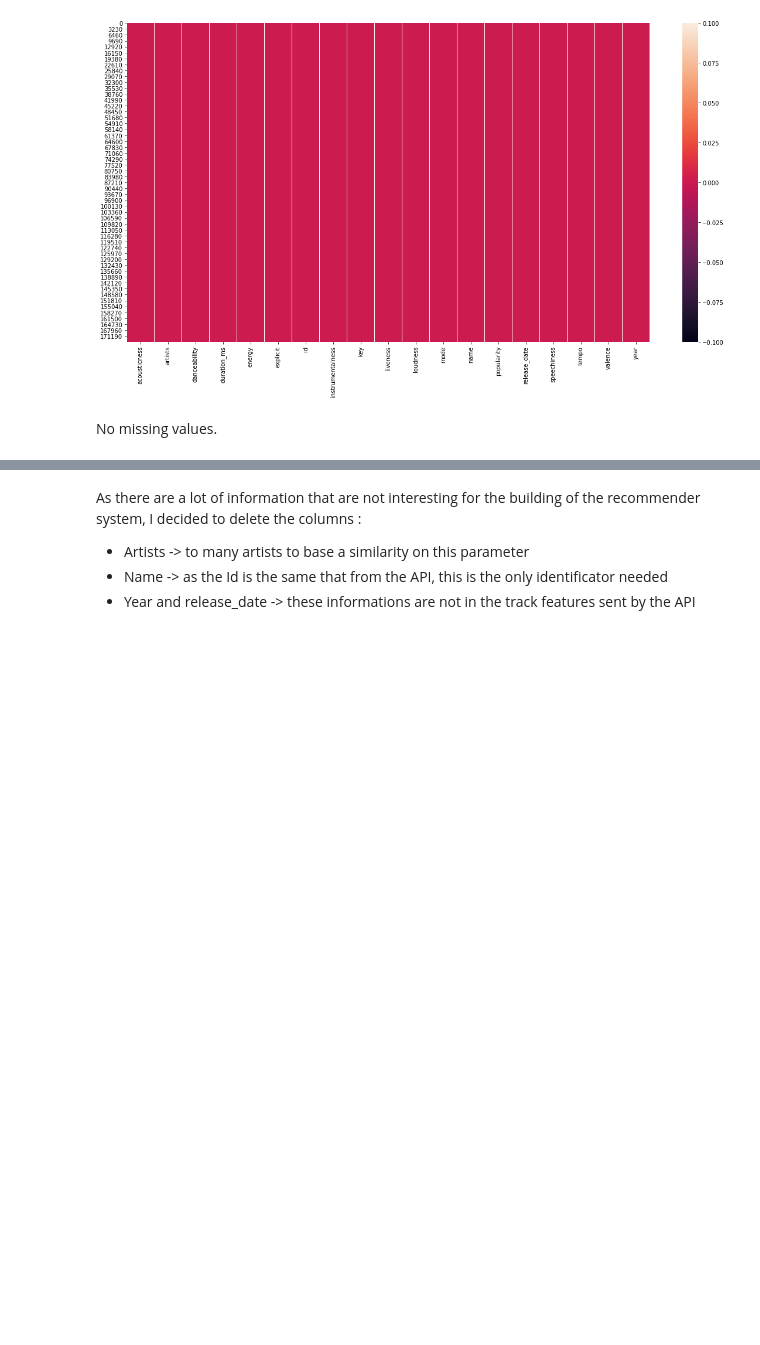
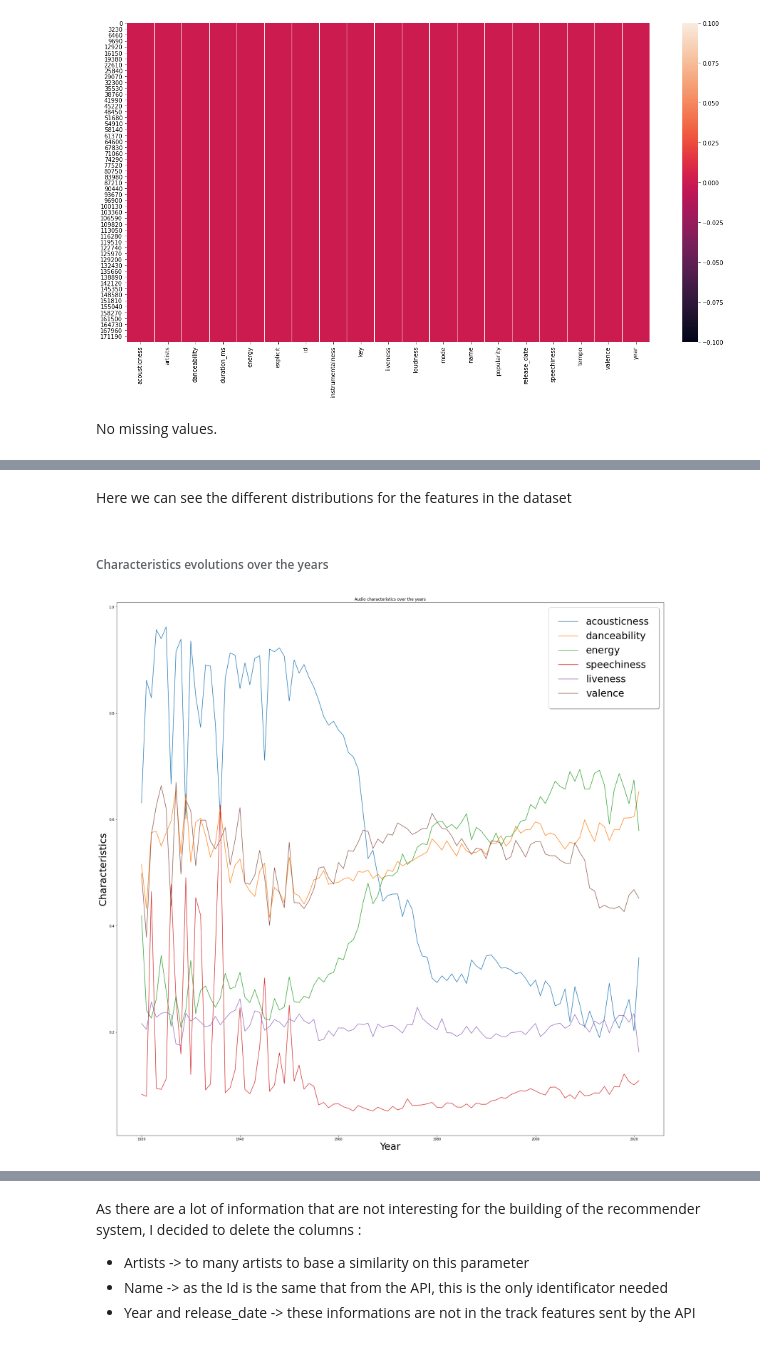
Before and after one commit to florentdrilhon/Music-Bot-Project, a Jupyter notebook: recommender/track_based_recommendation.ipynb, the cells around one changed output, grey strips where cells are left out. Drawn from its saved outputs; the diff is of its cells as text; code cells hidden in the pictures; blank space fills up the shorter version.

```diff
--- a/recommender/track_based_recommendation.ipynb
+++ b/recommender/track_based_recommendation.ipynb
@@ -43,0 +69,19 @@ No missing values.
+# %% [markdown]
+Here we can see the different distributions for the features in the dataset
+# %% [markdown]
+###### Characteristics evolutions over the years
+# %%
+
+
+columns = ["acousticness","danceability","energy","speechiness","liveness","valence"]
+plt.figure(figsize=(30,30))
+for c in columns:
+    x = tracks.groupby('year')[c].mean()
+    sns.lineplot(x.index,x,label=c)
+plt.title('Audio characteristics over the years')
+plt.xlabel('Year',fontsize=30)
+plt.ylabel('Characteristics',fontsize=30)
+plt.legend(fancybox=True, framealpha=1, shadow=True, borderpad=1, prop={'size': 30}, loc = 'upper right')
+plt.show()
+# %% [output]
+[figure, added]
```
Also changed, not shown: parts of 31 cells of this notebook, 5 other files.
